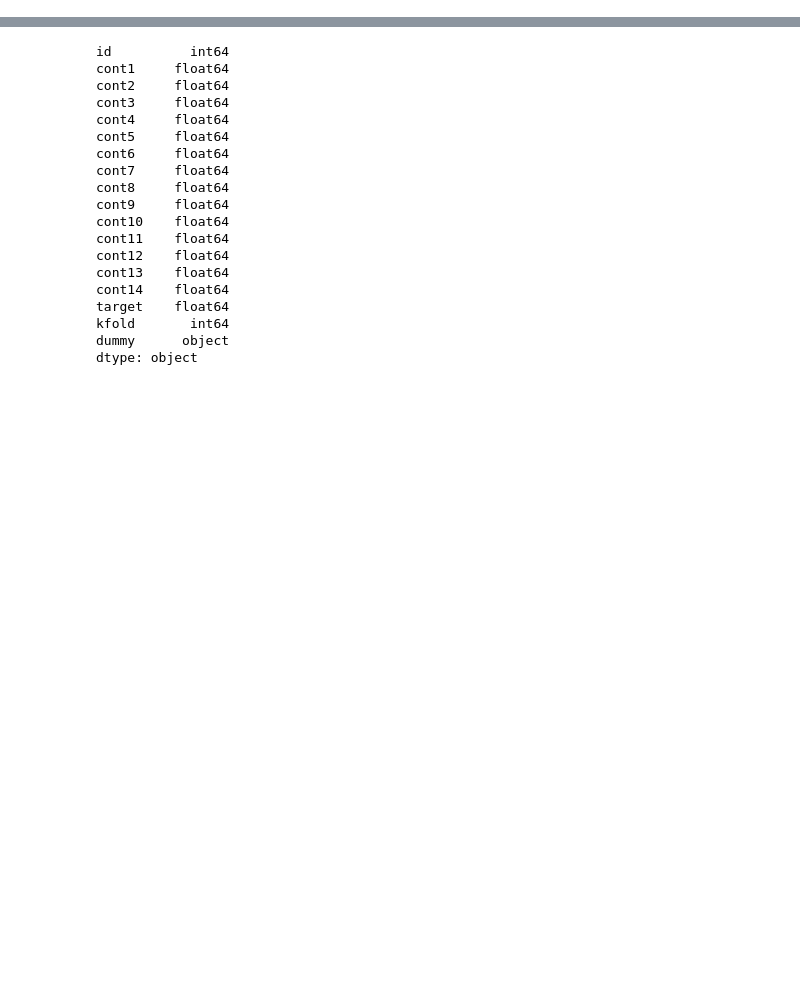
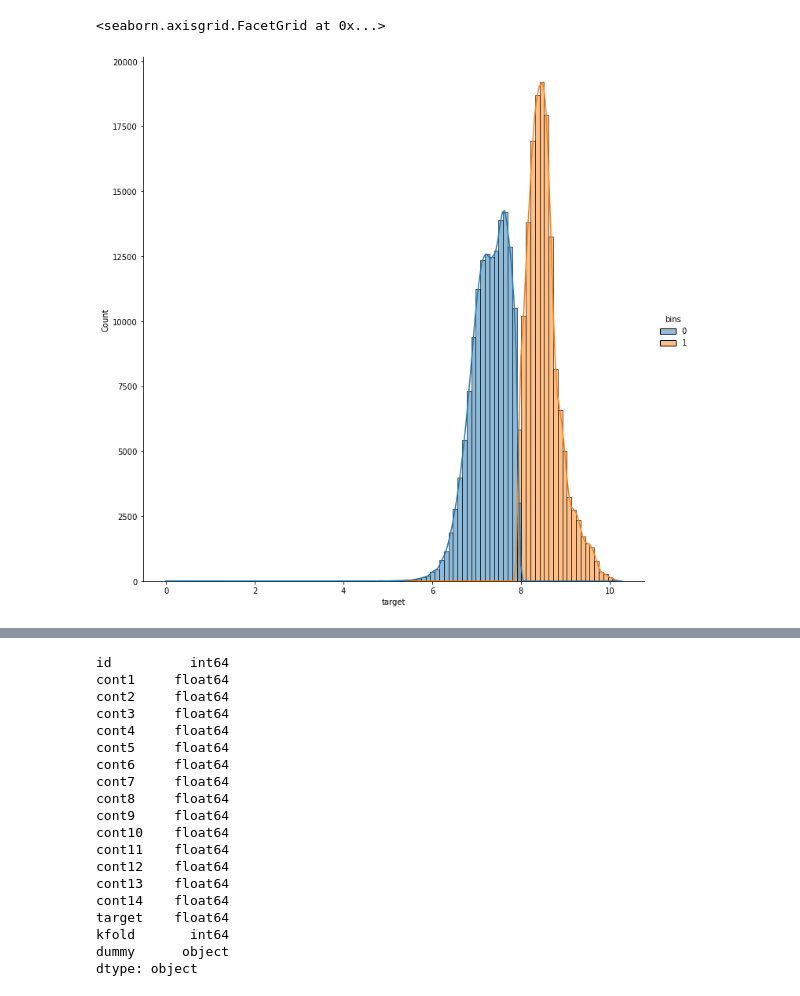
Before and after one commit to Archisman-Roy/Learning, a Jupyter notebook: ml_workflow_template/notebooks/playground.ipynb, the cells around one changed output, grey strips where cells are left out. Cells and saved outputs as stored; diff of their text form; code cells hidden in the pictures; blank space fills up the shorter version.

```diff
--- a/ml_workflow_template/notebooks/playground.ipynb
+++ b/ml_workflow_template/notebooks/playground.ipynb
@@ -11,3 +34,9 @@ train = pd.read_csv("../inputs/train_folds.csv")
+# %%
+# visualize by bin
+sns.displot(train, x="target", hue = 'bins', bins=100, kde=True, height = 10)
+# %% [output]
+<seaborn.axisgrid.FacetGrid at 0x...>
+[figure, added]
 # %%
 # view data
 train.head(2)
```
Also changed, not shown: parts of 5 cells of this notebook, 1 other file.
